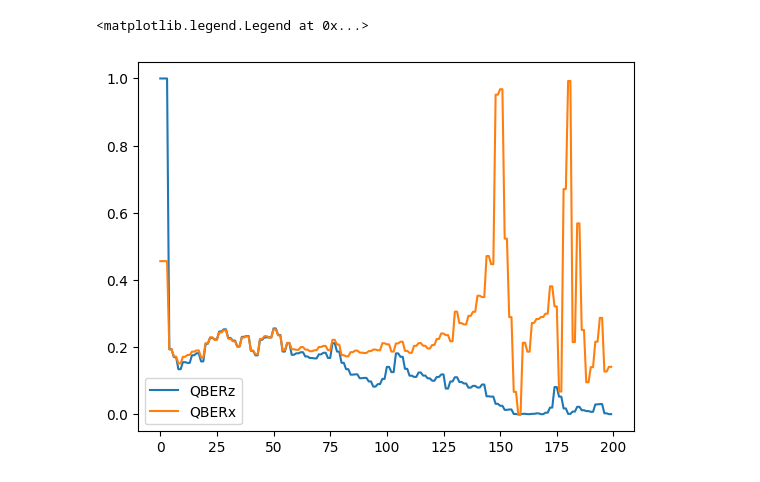
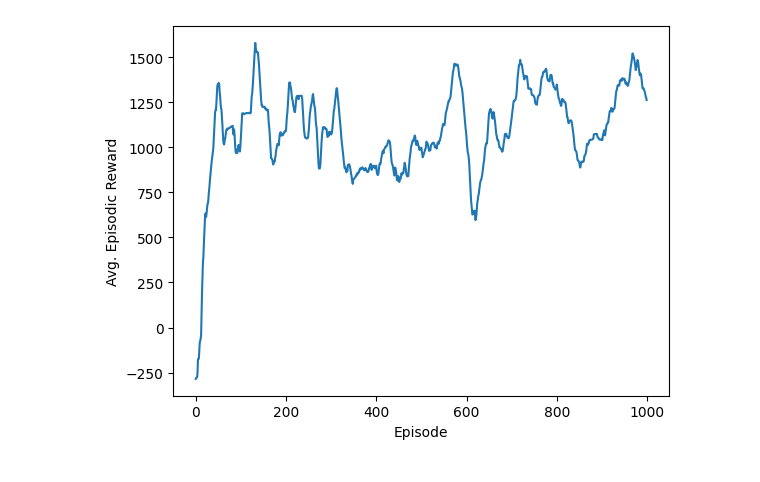
Before and after one commit to callmechristian/qnctrl, a Jupyter notebook: DDPG_simple.ipynb, the cells around one changed output. Cells and saved outputs as stored; diff of their text form; code cells hidden in the pictures.

```diff
--- a/DDPG_simple.ipynb
+++ b/DDPG_simple.ipynb
@@ -227,7 +241,7 @@ def policy(state, noise_object):
 
     return np.squeeze(legal_action)
 # %%
-std_dev = 0.6
+std_dev = 0.4
 ou_noise = OUActionNoise(mean=np.zeros(1), std_deviation=float(std_dev) * np.ones(1))
 
 actor_model = get_actor()
@@ -241,7 +255,7 @@ target_actor.set_weights(actor_model.get_weights())
 target_critic.set_weights(critic_model.get_weights())
 
 # Learning rate for actor-critic models
-critic_lr = 0.002
+critic_lr = 0.01
 actor_lr = 0.001
 
 critic_optimizer = keras.optimizers.Adam(critic_lr)
@@ -251,7 +265,7 @@ total_episodes = 1000
 # Discount factor for future rewards
 gamma = 0.99
 # Used to update target networks
-tau = 0.005
+tau = 0.002
 
 buffer = Buffer(50000, 64)
 # %% [output]
@@ -277,9 +291,10 @@ for ep in pbar:
         )
 
         action = policy(tf_prev_state, ou_noise)
+        _action = [action[0], action[1], 0 ,0]
         # print(f"action: {action}")
         # Receive state and reward from environment.
-        state, reward, done = env.step(np.zeros(4), action[0:4], np.zeros(4))#, action[4:8], action[8:12])
+        state, reward, done = env.step(np.zeros(4), _action, np.zeros(4))#, action[4:8], action[8:12])
 
         # print(f"state: {state}")
         # print(f"reward: {reward}")
@@ -308,10 +323,3 @@ for ep in pbar:
 
     # Update tqdm description with average reward
     pbar.set_description(f"Episode {ep} Avg Reward: {avg_reward:.2f} Last Steps: {env.max_t/env.delta_t}")
-
-# Plotting graph
-# Episodes versus Avg. Rewards
-plt.plot(avg_reward_list)
-plt.xlabel("Episode")
-plt.ylabel("Avg. Episodic Reward")
-plt.show()
@@ -320,6 +326,20 @@ plt.show()
-# %%
-plt.plot(env.qber_history)
-plt.legend(["QBERz", "QBERx"])
-# %% [output]
-<matplotlib.legend.Legend at 0x...>
-[figure, removed]
+# %%
+# Plotting graph
+# Episodes versus Avg. Rewards
+plt.plot(avg_reward_list)
+plt.xlabel("Episode")
+plt.ylabel("Avg. Episodic Reward")
+
+# create UID
+import uuid
+uid = uuid.uuid4()
+
+# NOTES
+note = "2bonus_constnegative_newNN"
+
+# save plot
+dir = "output/"
+fname = f"{uid}_E{total_episodes}_rewards_gamma{gamma}_tau{tau}_nactions{num_actions}_nstates{num_states}_lbound{lower_bound:.2f}_ubound{upper_bound:.2f}_latency{env.latency}_"+note+".png"
+plt.savefig(dir+fname)
+# %% [output]
+[figure, added]
```
Also changed, not shown: parts of 7 cells of this notebook, 18 other files.
